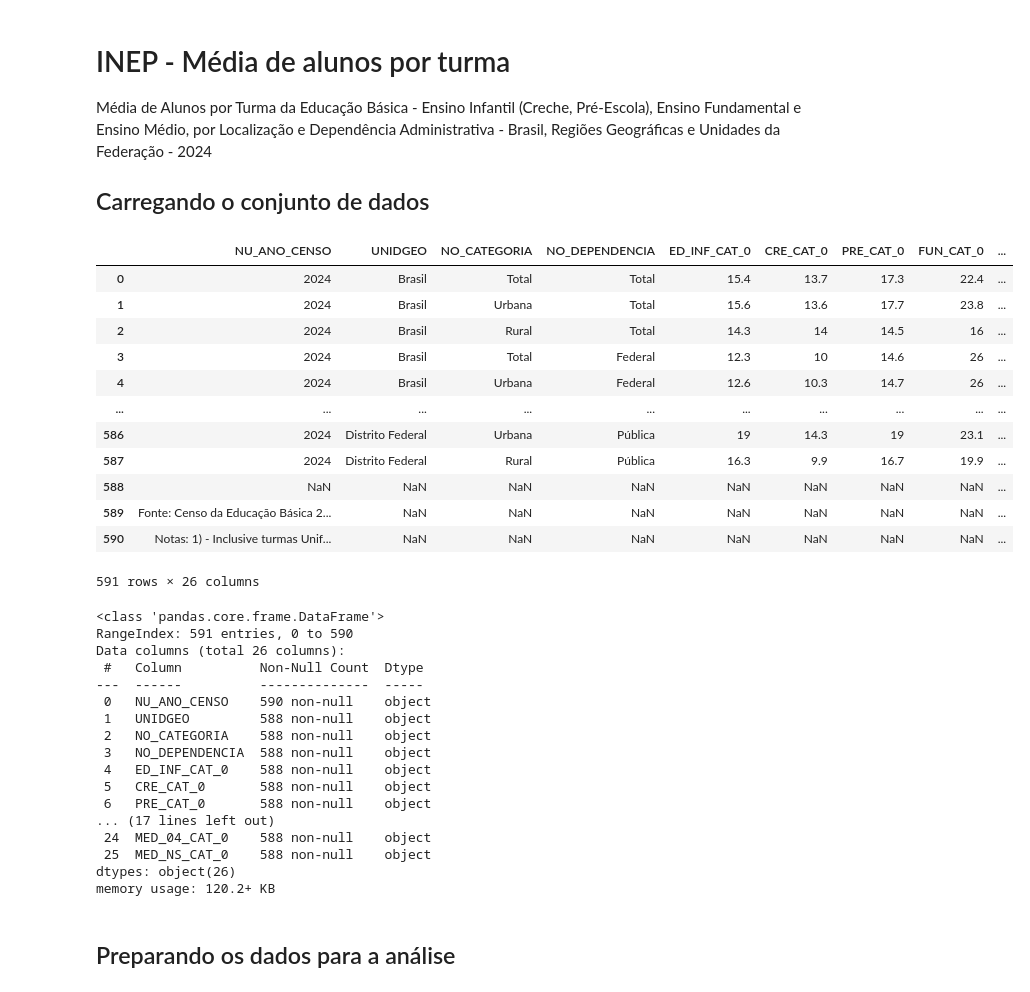
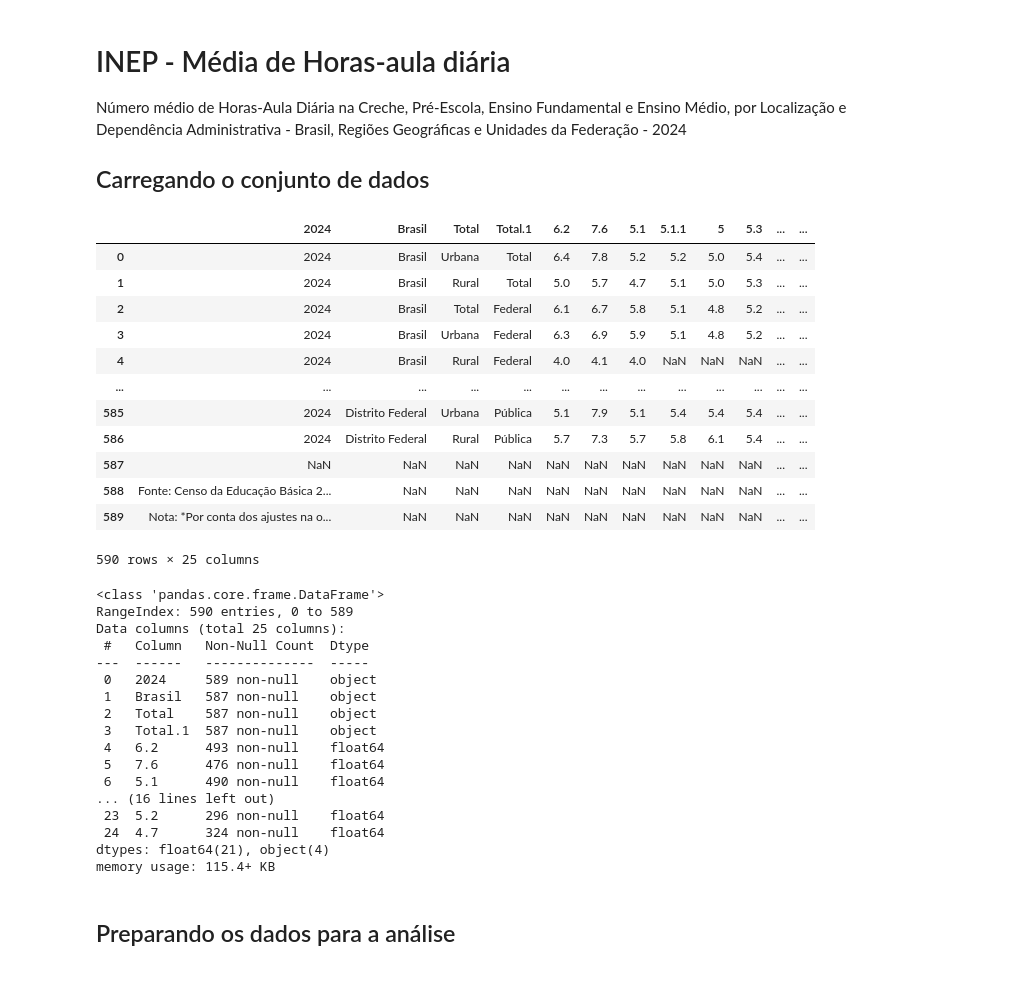
Before and after one commit to gustahcl/DataScience, a Jupyter notebook: Analise.ipynb, the cells around one changed output. Drawn from its saved outputs; the diff is of its cells as text; code cells hidden in the pictures.

```diff
--- a/Analise.ipynb
+++ b/Analise.ipynb
@@ -1,49 +1,49 @@
 # %% [markdown]
-# INEP - Média de alunos por turma
+# INEP - Média de Horas-aula diária
 
-Média de Alunos por Turma da Educação Básica - Ensino Infantil (Creche, Pré-Escola), Ensino Fundamental e Ensino Médio, por Localização e Dependência Administrativa - Brasil, Regiões Geográficas e Unidades da Federação - 2024
+Número médio de Horas-Aula Diária na Creche, Pré-Escola, Ensino Fundamental e Ensino Médio, por Localização e Dependência Administrativa - Brasil, Regiões Geográficas e Unidades da Federação - 2024
 
 ## Carregando o conjunto de dados
 # %%
 import pandas as pd
 
-atu = pd.read_excel ('datassets/ATU_BRASIL_REGIOES_UFS_2024.xlsx', skiprows=8)
+had = pd.read_excel ('datassets/HAD_BRASIL_REGIOES_UFS_2024.xlsx', skiprows=8)
 
-atu
+had
 # %% [output]
-|  | NU_ANO_CENSO | UNIDGEO | NO_CATEGORIA | NO_DEPENDENCIA | ED_INF_CAT_0 | CRE_CAT_0 | PRE_CAT_0 | FUN_CAT_0 | ... |
-| 0 | 2024 | Brasil | Total | Total | 15.4 | 13.7 | 17.3 | 22.4 | ... |
-| 1 | 2024 | Brasil | Urbana | Total | 15.6 | 13.6 | 17.7 | 23.8 | ... |
-| 2 | 2024 | Brasil | Rural | Total | 14.3 | 14 | 14.5 | 16 | ... |
-| 3 | 2024 | Brasil | Total | Federal | 12.3 | 10 | 14.6 | 26 | ... |
-| 4 | 2024 | Brasil | Urbana | Federal | 12.6 | 10.3 | 14.7 | 26 | ... |
-| ... | ... | ... | ... | ... | ... | ... | ... | ... | ... |
-| 586 | 2024 | Distrito Federal | Urbana | Pública | 19 | 14.3 | 19 | 23.1 | ... |
-| 587 | 2024 | Distrito Federal | Rural | Pública | 16.3 | 9.9 | 16.7 | 19.9 | ... |
-| 588 | NaN | NaN | NaN | NaN | NaN | NaN | NaN | NaN | ... |
-| 589 | Fonte: Censo da Educação Básica 2... | NaN | NaN | NaN | NaN | NaN | NaN | NaN | ... |
-| 590 | Notas: 1) - Inclusive turmas Unif... | NaN | NaN | NaN | NaN | NaN | NaN | NaN | ... |
+|  | 2024 | Brasil | Total | Total.1 | 6.2 | 7.6 | 5.1 | 5.1.1 | 5 | 5.3 | ... | ... |
+| 0 | 2024 | Brasil | Urbana | Total | 6.4 | 7.8 | 5.2 | 5.2 | 5.0 | 5.4 | ... | ... |
+| 1 | 2024 | Brasil | Rural | Total | 5.0 | 5.7 | 4.7 | 5.1 | 5.0 | 5.3 | ... | ... |
+| 2 | 2024 | Brasil | Total | Federal | 6.1 | 6.7 | 5.8 | 5.1 | 4.8 | 5.2 | ... | ... |
+| 3 | 2024 | Brasil | Urbana | Federal | 6.3 | 6.9 | 5.9 | 5.1 | 4.8 | 5.2 | ... | ... |
+| 4 | 2024 | Brasil | Rural | Federal | 4.0 | 4.1 | 4.0 | NaN | NaN | NaN | ... | ... |
+| ... | ... | ... | ... | ... | ... | ... | ... | ... | ... | ... | ... | ... |
+| 585 | 2024 | Distrito Federal | Urbana | Pública | 5.1 | 7.9 | 5.1 | 5.4 | 5.4 | 5.4 | ... | ... |
+| 586 | 2024 | Distrito Federal | Rural | Pública | 5.7 | 7.3 | 5.7 | 5.8 | 6.1 | 5.4 | ... | ... |
+| 587 | NaN | NaN | NaN | NaN | NaN | NaN | NaN | NaN | NaN | NaN | ... | ... |
+| 588 | Fonte: Censo da Educação Básica 2... | NaN | NaN | NaN | NaN | NaN | NaN | NaN | NaN | NaN | ... | ... |
+| 589 | Nota: *Por conta dos ajustes na o... | NaN | NaN | NaN | NaN | NaN | NaN | NaN | NaN | NaN | ... | ... |
-591 rows × 26 columns
+590 rows × 25 columns
 # %%
-atu.info()
+had.info()
 # %% [output]
 <class 'pandas.core.frame.DataFrame'>
-RangeIndex: 591 entries, 0 to 590
-Data columns (total 26 columns):
- #   Column          Non-Null Count  Dtype
----  ------          --------------  -----
- 0   NU_ANO_CENSO    590 non-null    object
- 1   UNIDGEO         588 non-null    object
- 2   NO_CATEGORIA    588 non-null    object
- 3   NO_DEPENDENCIA  588 non-null    object
- 4   ED_INF_CAT_0    588 non-null    object
- 5   CRE_CAT_0       588 non-null    object
- 6   PRE_CAT_0       588 non-null    object
-... (17 lines left out)
- 24  MED_04_CAT_0    588 non-null    object
- 25  MED_NS_CAT_0    588 non-null    object
-dtypes: object(26)
-memory usage: 120.2+ KB
+RangeIndex: 590 entries, 0 to 589
+Data columns (total 25 columns):
+ #   Column   Non-Null Count  Dtype
+---  ------   --------------  -----
+ 0   2024     589 non-null    object
+ 1   Brasil   587 non-null    object
+ 2   Total    587 non-null    object
+ 3   Total.1  587 non-null    object
+ 4   6.2      493 non-null    float64
+ 5   7.6      476 non-null    float64
+ 6   5.1      490 non-null    float64
+... (16 lines left out)
+ 23  5.2      296 non-null    float64
+ 24  4.7      324 non-null    float64
+dtypes: float64(21), object(4)
+memory usage: 115.4+ KB
 # %% [markdown]
 ## Preparando os dados para a análise
 # %% [markdown]
```
Also changed, not shown: parts of 14 cells of this notebook.
